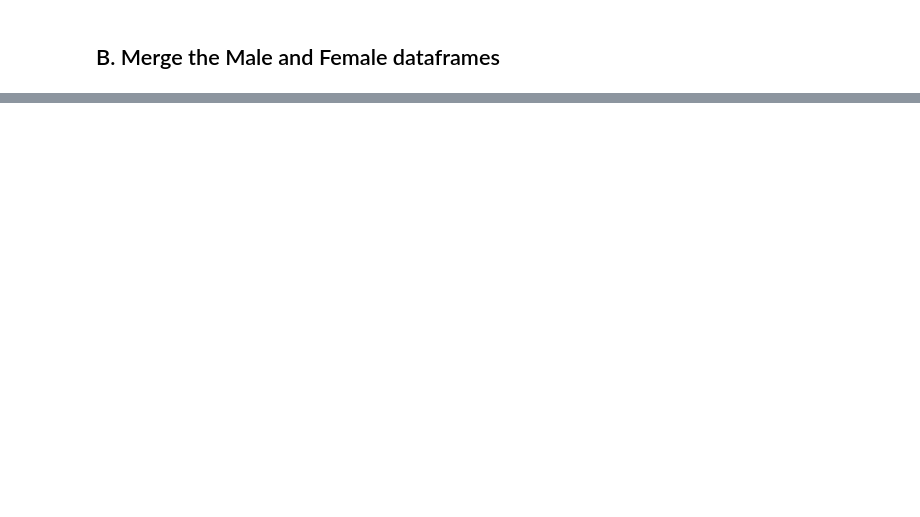
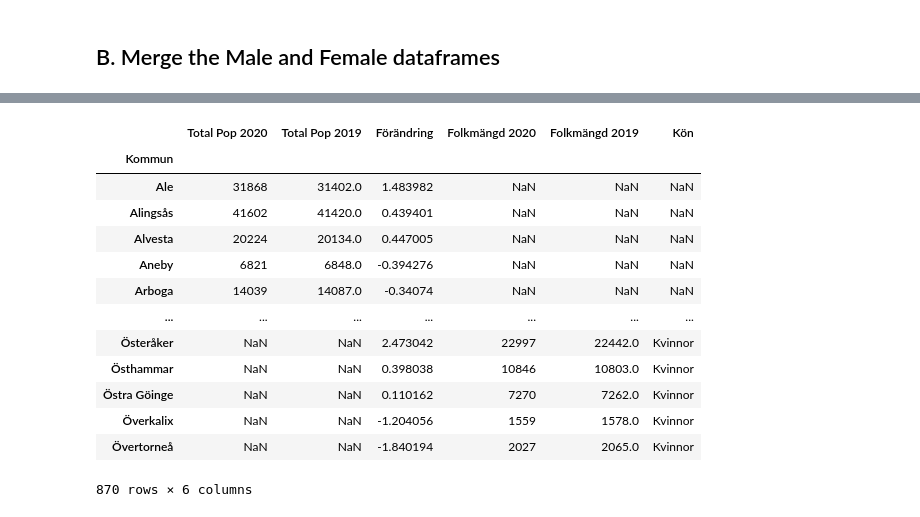
Before and after one commit to LukasKallstrom/databehandling_Lukas_Kallstrom, a Jupyter notebook: Excercises/Excercise00.ipynb, the cells around one changed output, grey strips where cells are left out. Cells and saved outputs as stored; diff of their text form; code cells hidden in the pictures; blank space fills up the shorter version.

```diff
--- a/Excercises/Excercise00.ipynb
+++ b/Excercises/Excercise00.ipynb
@@ -186,0 +168,5 @@ merged.set_index('Kommun')
+# %%
+merged = pd.concat([kommuner_man, kommuner_kvinnor])
+merged = merged.set_index('Kommun')
+merged = merged.drop(columns=["Rang 2020", "Rang 2019"])
+merged
@@ -186,0 +188,5 @@ merged.set_index('Kommun')
+# %%
+kommuner = kommuner.rename(columns={"Folkmängd 2020": "Total Pop 2020", "Folkmängd 2019": "Total Pop 2019"})
+kommuner = kommuner.set_index("Kommun")
+kommuner = kommuner.drop(columns=["Rang 2020", "Rang 2019"])
+kommuner
@@ -186,0 +208,18 @@ merged.set_index('Kommun')
+# %%
+total = pd.concat([kommuner, merged])
+total
+# %% [output]
+|  | Total Pop 2020 | Total Pop 2019 | Förändring | Folkmängd 2020 | Folkmängd 2019 | Kön |
+| Kommun |  |  |  |  |  |  |
+| Ale | 31868 | 31402.0 | 1.483982 | NaN | NaN | NaN |
+| Alingsås | 41602 | 41420.0 | 0.439401 | NaN | NaN | NaN |
+| Alvesta | 20224 | 20134.0 | 0.447005 | NaN | NaN | NaN |
+| Aneby | 6821 | 6848.0 | -0.394276 | NaN | NaN | NaN |
+| Arboga | 14039 | 14087.0 | -0.34074 | NaN | NaN | NaN |
+| ... | ... | ... | ... | ... | ... | ... |
+| Österåker | NaN | NaN | 2.473042 | 22997 | 22442.0 | Kvinnor |
+| Östhammar | NaN | NaN | 0.398038 | 10846 | 10803.0 | Kvinnor |
+| Östra Göinge | NaN | NaN | 0.110162 | 7270 | 7262.0 | Kvinnor |
+| Överkalix | NaN | NaN | -1.204056 | 1559 | 1578.0 | Kvinnor |
+| Övertorneå | NaN | NaN | -1.840194 | 2027 | 2065.0 | Kvinnor |
+870 rows × 6 columns
```
Also changed, not shown: parts of 4 cells of this notebook, 1 other file.
